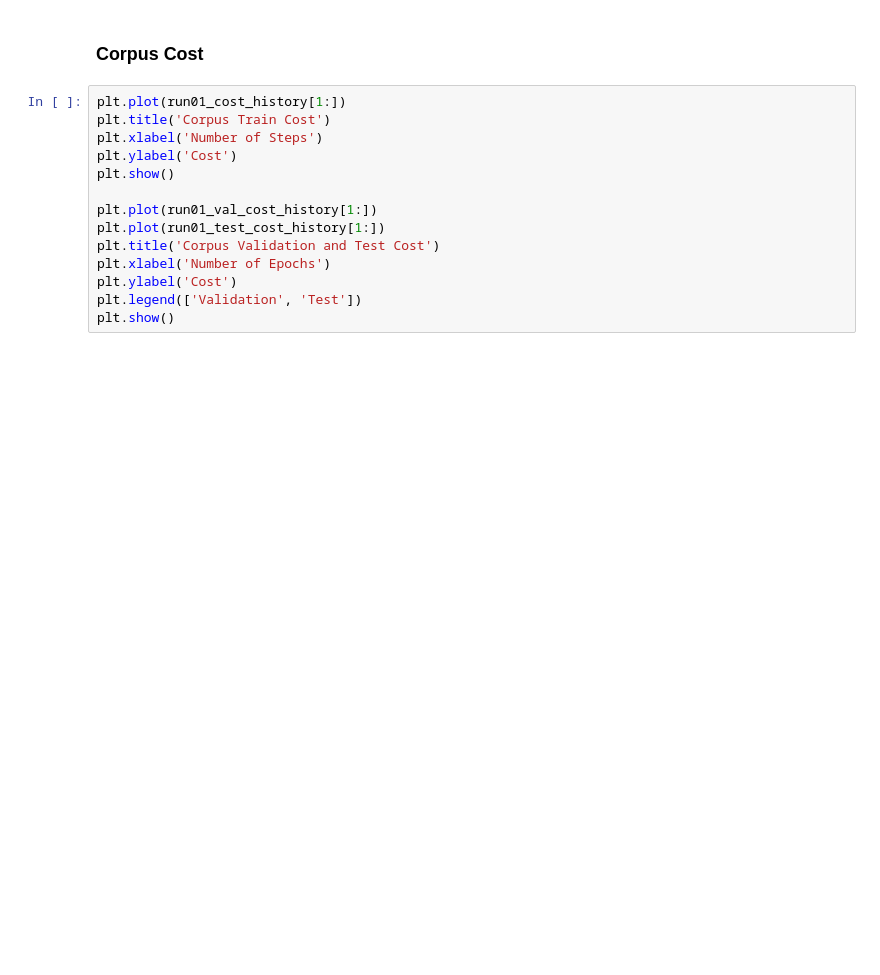
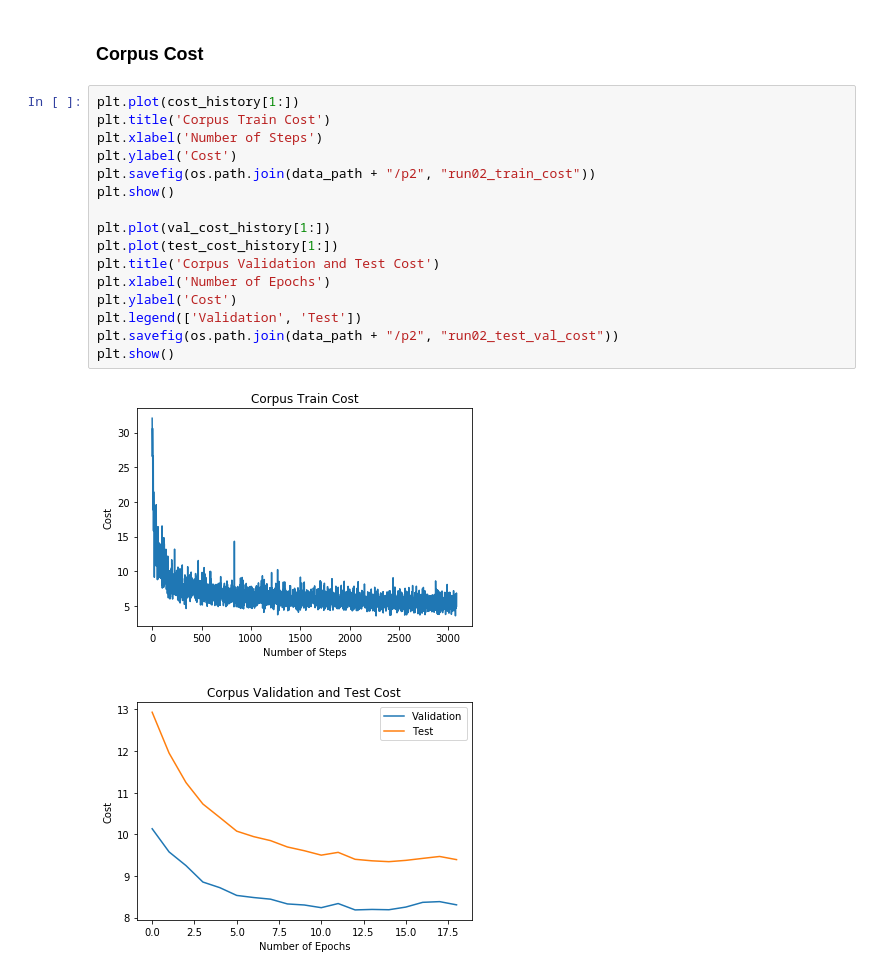
Before and after one commit to blainerothrock/nlp-group-2, a Jupyter notebook: nlp_assignment_2.ipynb, the cells around one changed output. Drawn from its saved outputs; the diff is of its cells as text; blank space fills up the shorter version.

```diff
--- a/nlp_assignment_2.ipynb
+++ b/nlp_assignment_2.ipynb
@@ -527,19 +587,24 @@ plt.show()
 # %% [markdown]
 ### Corpus Cost
 # %%
-plt.plot(run01_cost_history[1:])
+plt.plot(cost_history[1:])
 plt.title('Corpus Train Cost')
 plt.xlabel('Number of Steps')
 plt.ylabel('Cost')
+plt.savefig(os.path.join(data_path + "/p2", "run02_train_cost"))
 plt.show()
 
-plt.plot(run01_val_cost_history[1:])
-plt.plot(run01_test_cost_history[1:])
+plt.plot(val_cost_history[1:])
+plt.plot(test_cost_history[1:])
 plt.title('Corpus Validation and Test Cost')
 plt.xlabel('Number of Epochs')
 plt.ylabel('Cost')
 plt.legend(['Validation', 'Test'])
+plt.savefig(os.path.join(data_path + "/p2", "run02_test_val_cost"))
 plt.show()
+# %% [output]
+[figure, added]
+[figure, added]
 # %%
 # new model arch
 
```
Also changed, not shown: parts of 31 cells of this notebook.
